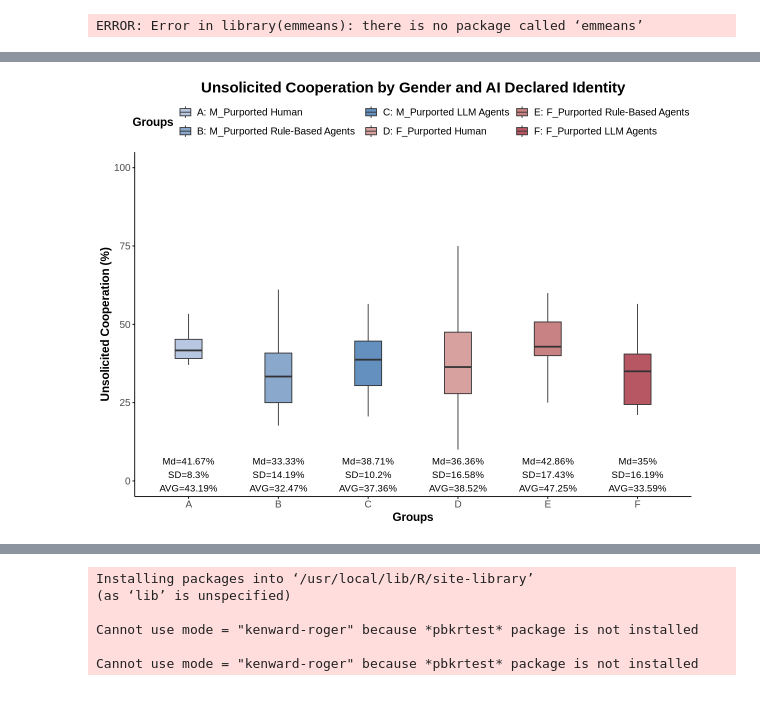
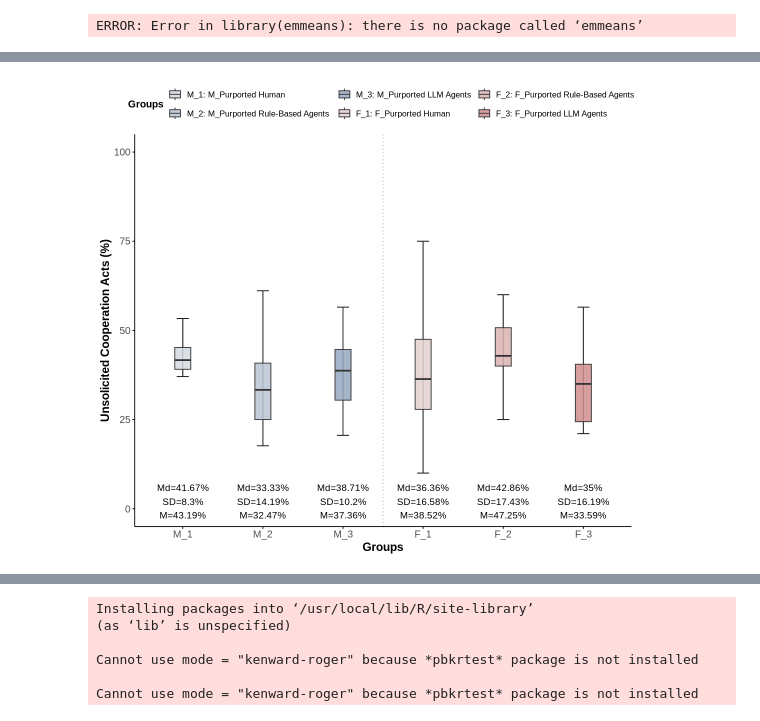
Before and after one commit to jgxuann/Prisoners-Dilemma-Data-Analysis, a Jupyter notebook: ijhcs_figure_r.ipynb, the cells around one changed output, grey strips where cells are left out. Drawn from its saved outputs; the diff is of its cells as text; code cells hidden in the pictures.

```diff
--- a/ijhcs_figure_r.ipynb
+++ b/ijhcs_figure_r.ipynb
@@ -637,13 +642,12 @@ stats <- df_filtered %>%
 
 # 自定义颜色
 custom_colors <- c(
-  "M_Purported Human" = "#AABCDB",
-  "M_Purported Rule-Based Agents" = "#7698C3",
-  "M_Purported LLM Agents" = "#487DB2",
-  "F_Purported Human" = "#D0908F",
-  "F_Purported Rule-Based Agents" = "#BE6C6D",
-  "F_Purported LLM Agents" = "#AA3A49"
-)
+  "M_Purported Human" = "#D3D8E0",
+  "M_Purported Rule-Based Agents" = "#BAC4D3",
+  "M_Purported LLM Agents" = "#97A8C0",
+  "F_Purported Human" = "#E4D0D0",
+  "F_Purported Rule-Based Agents" = "#DBB3B3",
+  "F_Purported LLM Agents" = "#CF8D8D")
 
 # 检查颜色和分组匹配
 if (!all(levels(df_filtered$Group) %in% names(custom_colors))) {
@@ -652,29 +656,38 @@ if (!all(levels(df_filtered$Group) %in% names(custom_colors))) {
 
 # 绘制箱线图
 p <- ggplot(df_filtered, aes(x = Group, y = Be_Friendly, fill = Group)) +
+   # 添加误差条
+  stat_boxplot(
+    geom = "errorbar",
+    width = 0.15,
+    size = 0.5,
+    color = "black"
+  ) +
   # 绘制箱线图
-  geom_boxplot(width = 0.3, alpha = 0.85, outlier.shape = NA) +
+  geom_boxplot(width = 0.2, alpha = 0.85, outlier.shape = NA) +
+    # 添加分组间隔线
+  geom_vline(xintercept = 3.5, linetype = "dotted", color = "gray60", alpha = 0.9) +
   # 自定义颜色
   scale_fill_manual(
     values = custom_colors,
     labels = c(
-      "A: M_Purported Human",
-      "B: M_Purported Rule-Based Agents",
-      "C: M_Purported LLM Agents",
-      "D: F_Purported Human",
-      "E: F_Purported Rule-Based Agents",
-      "F: F_Purported LLM Agents"
+      "M_1: M_Purported Human",
+      "M_2: M_Purported Rule-Based Agents",
+      "M_3: M_Purported LLM Agents",
+      "F_1: F_Purported Human",
+      "F_2: F_Purported Rule-Based Agents",
+      "F_3: F_Purported LLM Agents"
     )
   ) +
   # 自定义横坐标标签为 A, B, C, D, E, F
-  scale_x_discrete(labels = c("A", "B", "C", "D", "E", "F")) +
+  scale_x_discrete(labels = c("M_1", "M_2", "M_3", "F_1", "F_2", "F_3")) +
   # 设置纵轴范围为 [0, 100]，去掉百分号
   scale_y_continuous(limits = c(0, 100), labels = scales::number_format(scale = 1)) +
   # 标题和坐标轴标签
   labs(
-    title = "Unsolicited Cooperation by Gender and AI Declared Identity",
+   # title = "Unsolicited Cooperation by Gender and AI Declared Identity",
     x = "Groups",
-    y = "Unsolicited Cooperation (%)",
+    y = "Unsolicited Cooperation Acts (%)",
     fill = "Groups"
   ) +
   # 修改主题
@@ -686,38 +699,35 @@ p <- ggplot(df_filtered, aes(x = Group, y = Be_Friendly, fill = Group)) +
     axis.title.x = element_text(size = 14, face = "bold"),
     axis.title.y = element_text(size = 14, face = "bold"),
     axis.text.x = element_text(size = 12),
     axis.text.y = element_text(size = 12),
     panel.grid = element_blank(),  # 去掉网格线
     legend.position = "top",  # 图例放在顶部
-    legend.title = element_text(size = 14, face = "bold"),  # 增大图例标题字体
-    legend.text = element_text(size = 12,),  # 增大图例文本字体
+    legend.title = element_text(size = 12, face = "bold"),  # 增大图例标题字体
+    legend.text = element_text(size = 10,),  # 增大图例文本字体
     # 添加横轴和纵轴线
     axis.line = element_line(color = "black"),  # 绘制轴线
     axis.ticks = element_line(color = "black")  # 添加刻度线
   )
 
 # 添加每组的统计量到图中，并移到箱线图下方
 p <- p + geom_text(
   data = stats,
   aes(
     x = Group,
     y = 2,  # 将文字放在图中下方
     label = paste0(
       "Md=", round(Md, 2), "%\n",
       "SD=", round(SD, 2), "%\n",
-      "AVG=", round(AVG, 2), "%"
+      "M=", round(AVG, 2), "%"
     )  # 格式化显示数据，手动添加百分号
   ),
   inherit.aes = FALSE,  # 不继承其他美学映射
   color = "black",
   size = 4,
   hjust = 0.5,
-  #family = "Arial"  # 设置统计文本为Arial字体
 )
 
-
-
-options(repr.plot.width = 10, repr.plot.height = 7.5)  # 设置显示比例
+options(repr.plot.width = 9, repr.plot.height = 8)  # 设置显示比例
 print(p)  # 此时显示的图形会按比例调整
 # %% [output]
-[figure, old version]
+[figure, new version]
```
Also changed, not shown: parts of 6 cells of this notebook.
